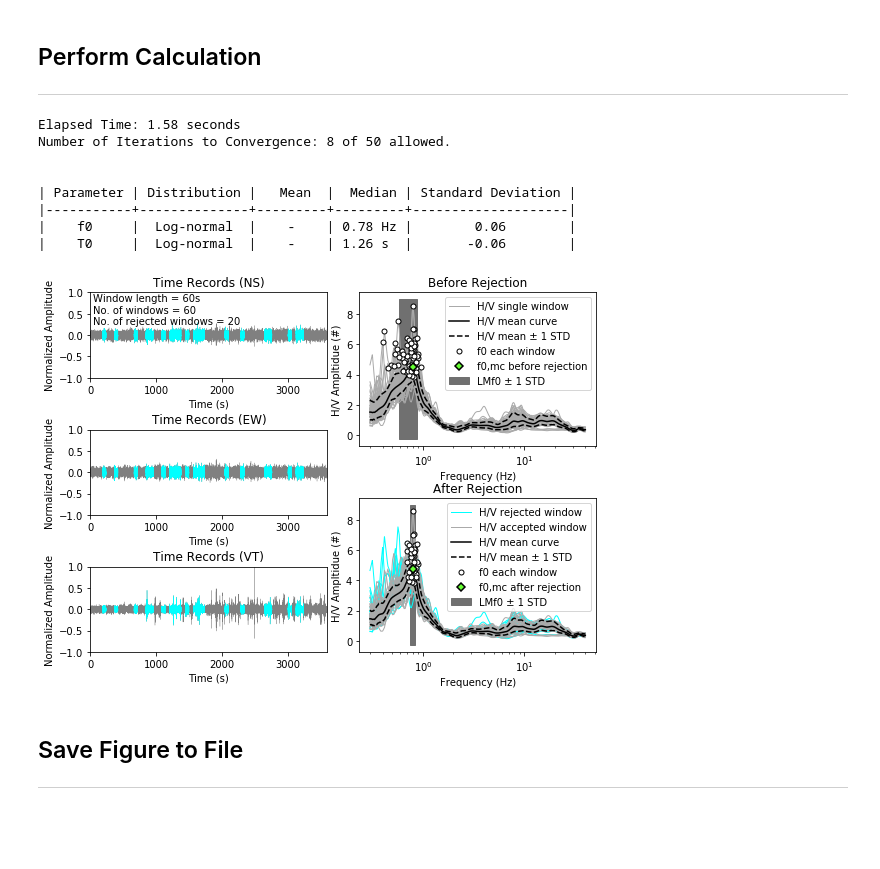
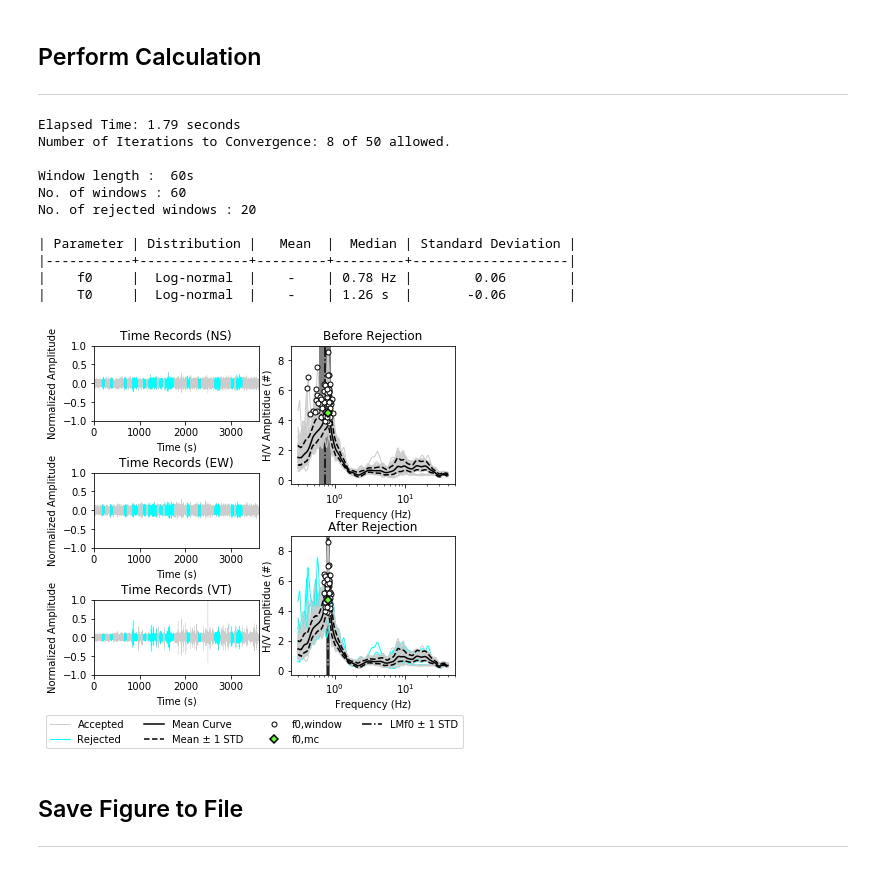
Before and after one commit to jpvantassel/hvsrpy, a Jupyter notebook: examples/simple_hvsrpy_interface.ipynb, the cells around one changed output. Saved outputs shown, nothing was run; the diff lists cells and outputs as text; code cells hidden in the pictures; blank space fills up the shorter version.

Commit message:
:sparkles: major figure change

```diff
--- a/examples/simple_hvsrpy_interface.ipynb
+++ b/examples/simple_hvsrpy_interface.ipynb
@@ -104,7 +102,7 @@ distribution_mc = "log-normal"
 # %%
 # Create figure and axs
-fig = plt.figure(figsize=(8,6))
-gs = fig.add_gridspec(6,6)
+fig = plt.figure(figsize=(6,6))
+gs = fig.add_gridspec(nrows=6,ncols=6)
 
 ax0 = fig.add_subplot(gs[0:2, 0:3])
 ax1 = fig.add_subplot(gs[2:4, 0:3])
@@ -130,71 +128,88 @@ for ax, title in zip([ax3, ax4], ["Before Rejection", "After Rejection"]):
     if title=="After Rejection":
         for amp in hv.amp[hv.rejected_window_indices]:
             ax.plot(hv.frq, amp, color='#00ffff', linewidth=1.0, zorder=2)
-        ax.plot(hv.frq, amp, color='#00ffff', linewidth=1.0, label="H/V rejected window")
+        ax.plot(hv.frq, amp, color='#00ffff', linewidth=1.0, label="Rejected")
+
     for amp in hv.amp[hv.valid_window_indices]:
-        ax.plot(hv.frq, amp, color='#aaaaaa', linewidth=1)
-    label = "H/V single window" if title=="Before Rejection" else "H/V accepted window"
-    ax.plot(hv.frq, amp, color='#aaaaaa', label=label, linewidth=1)
-    ax.plot(hv.frq, hv.mean_curve(distribution_mc), color='k', label='H/V mean curve', linewidth=1.5)
-    ax.plot(hv.frq, hv.nstd_curve(-1, distribution_mc), color='k', linestyle='--', label='H/V mean ± 1 STD', linewidth=1.5)
+        ax.plot(hv.frq, amp, color='#cccccc', linewidth=1)
+    label = "Accepted" if title=="Before Rejection" else ""
+    ax.plot(hv.frq, amp, color='#cccccc', label=label, linewidth=1)
+    label = "" if title=="Before Rejection" else "Mean Curve"
+    ax.plot(hv.frq, hv.mean_curve(distribution_mc), color='k', label=label, linewidth=1.5)
+    label = "" if title=="Before Rejection" else "Mean ± 1 STD"
+    ax.plot(hv.frq, hv.nstd_curve(-1, distribution_mc), color='k', linestyle='--', label=label, linewidth=1.5)
     ax.plot(hv.frq, hv.nstd_curve(+1, distribution_mc), color='k', linestyle='--', linewidth=1.5)
+    label = "" if title=="Before Rejection" else "f0,window"
     ax.plot(hv.peak_frq, hv.peak_amp,
-            marker='o', markersize=5, markerfacecolor='white', markeredgewidth=1.0, markeredgecolor='k', linestyle="", label='f0 each window')
-    label = "f0,mc before rejection" if title=="Before Rejection" else "f0,mc after rejection"
+            marker='o', markersize=5, markerfacecolor='white', markeredgewidth=1.0, markeredgecolor='k', linestyle="", label=label)
+#     label = "f0,mc before" if title=="Before Rejection" else "f0,mc after"
+#     label = "f0,mc"
+    label = "" if title=="Before Rejection" else "f0,mc"
     ax.plot(hv.mc_peak_frq(distribution_mc), hv.mc_peak_amp(distribution_mc),
             marker='D', markersize=5, markerfacecolor='#66ff33', markeredgewidth=1.5, markeredgecolor='k',
             linestyle="", label=label)
     label = "LMf0 ± 1 STD" if distribution_f0=="log-normal" else "Mean f0 ± 1 STD"
-    ax.fill([hv.nstd_f0_frq(-1, distribution_f0)]*2 + [hv.nstd_f0_frq(+1, distribution_f0)]*2, [min(ax.get_ylim())] + [max(ax.get_ylim())]*2 + [min(ax.get_ylim())],
-            color = "#707070", label=label)
-    # ax.errorbar(hv.mean_f0(distribution_f0), 5, xerr=hv.std_f0(distribution_f0), marker='o', color='r', capsize=5, zorder=6.0,
-    #            label='LMf0 ± 1 STD')
+#     label = "LMf0 ± 1 STD" if distribution_f0=="log-normal" else ""
+    ymin, ymax = ax.get_ylim()
+    ax.plot([hv.mean_f0_frq(distribution_f0)]*2, [ymin, ymax],
+            linestyle="-.", color="#000000", zorder=1, label="" if title=="Before Rejection" else label )
+    ax.fill([hv.nstd_f0_frq(-1, distribution_f0)]*2 + [hv.nstd_f0_frq(+1, distribution_f0)]*2, [ymin, ymax, ymax, ymin],
+            color = "#808080")
+    ax.set_ylim((ymin, ymax))
     if rejection_bool and title=="Before Rejection":
         c_iter = hv.reject_windows(n, max_iterations=n_iteration, distribution_f0=distribution_f0, distribution_mc=distribution_mc)
         print(f"Number of Iterations to Convergence: {c_iter} of {n_iteration} allowed.\n")
-    ax.legend()
+
+    if rejection_bool and title=="After Rejection":
+        fig.legend(ncol=4, loc='lower center', bbox_to_anchor=(0.5, 0))
+
     ax.set_xscale('log')
     ax.set_xlabel("Frequency (Hz)")
     ax.set_ylabel("H/V Ampltidue (#)")
     if not rejection_bool:
+        ax.legend()
         break
     ax.set_title(title)
+
+print(f"Window length :  {str(windowlength)}s")
+print(f"No. of windows : {sensor.ns.n_windows}")
+print(f"No. of rejected windows : {len(hv.rejected_window_indices)}")
 
 print()
 hv.print_stats(distribution_f0)
 print()
 
 # Plot time records
 norm_factor = sensor.normalization_factor
 for ax, timerecord, name in zip([ax0,ax1,ax2], [sensor.ns, sensor.ew, sensor.vt], ["NS", "EW", "VT"]):
     ctime = timerecord.time
     amp = timerecord.amp/norm_factor
-    ax.plot(ctime.T, amp.T, linewidth=0.3, color="gray")
+    ax.plot(ctime.T, amp.T, linewidth=0.3, color='#cccccc')
     ax.set_title(f"Time Records ({name})")
     ax.set_yticks([-1, -0.5, 0, 0.5, 1])
     ax.set_xlim(0, windowlength*timerecord.n_windows)
     ax.set_ylim(-1, 1)
     ax.set_xlabel('Time (s)')
     ax.set_ylabel('Normalized Amplitude')
-
     for window_index in hv.rejected_window_indices:
         ax.plot(ctime[window_index], amp[window_index], linewidth=0.3, color="cyan")
-
-ax0.text(0.01, 0.99, f"Window length = {str(windowlength)}s\nNo. of windows = {sensor.ns.n_windows} \nNo. of rejected windows = {len(hv.rejected_window_indices)}",
-         ha='left', va='top', transform=ax0.transAxes)
-
-fig.tight_layout(h_pad=0.1, w_pad=0.1)
+# ax2.text(0.01, -0.35, f"Window length = {str(windowlength)}s\nNo. of windows = {sensor.ns.n_windows} \nNo. of rejected windows = {len(hv.rejected_window_indices)}",
+#          ha='left', va='top', transform=ax2.transAxes)
+fig.tight_layout(h_pad=0.1, w_pad=0.1, rect=(0,0.07,1,1))
 plt.show()
 # %% [output]
-Elapsed Time: 1.58 seconds
+Elapsed Time: 1.79 seconds
 Number of Iterations to Convergence: 8 of 50 allowed.
 
+Window length :  60s
+No. of windows : 60
+No. of rejected windows : 20
 
 | Parameter | Distribution |   Mean  |  Median | Standard Deviation |
 |-----------+--------------+---------+---------+--------------------|
 |    f0     |  Log-normal  |    -    | 0.78 Hz |        0.06        |
 |    T0     |  Log-normal  |    -    | 1.26 s  |       -0.06        |
-[figure, old version]
+[figure, new version]
 # %% [markdown]
 ## Save Figure to File
 ---
```
Also changed, not shown: parts of 2 cells of this notebook, 1 other file.
